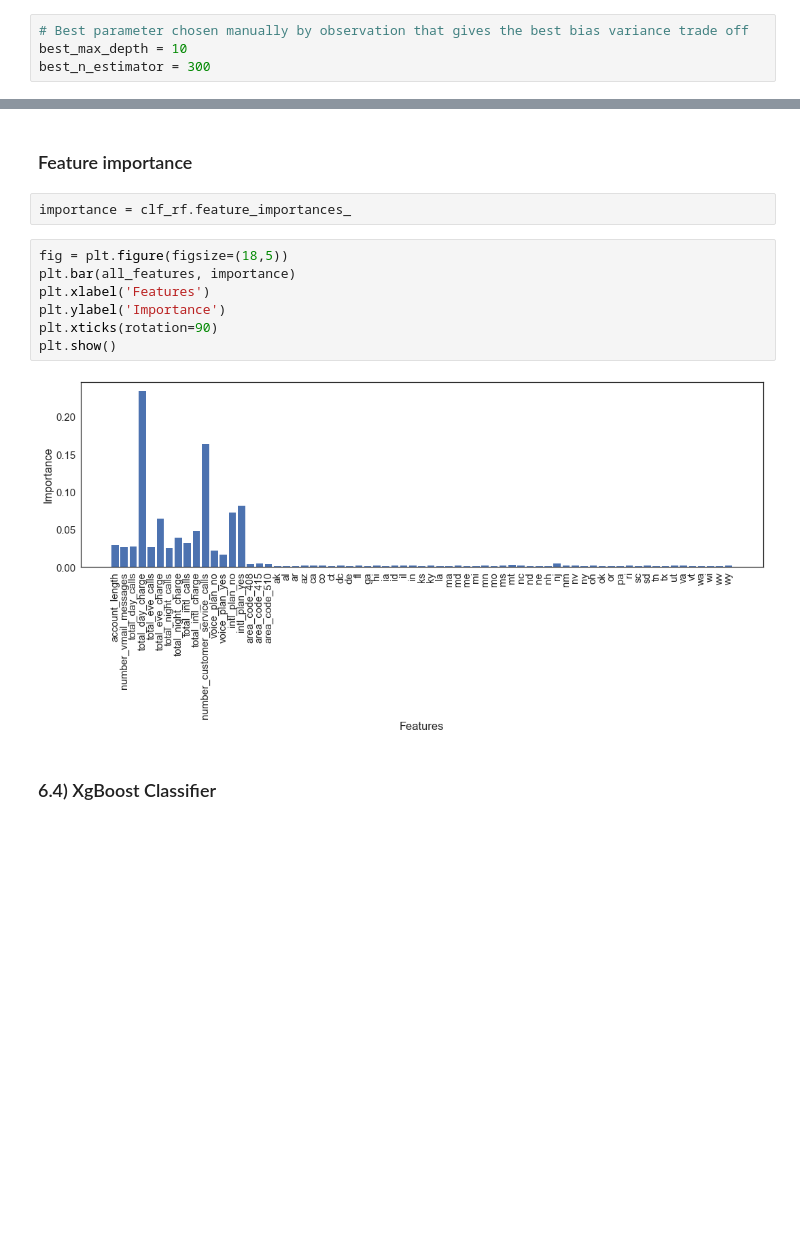
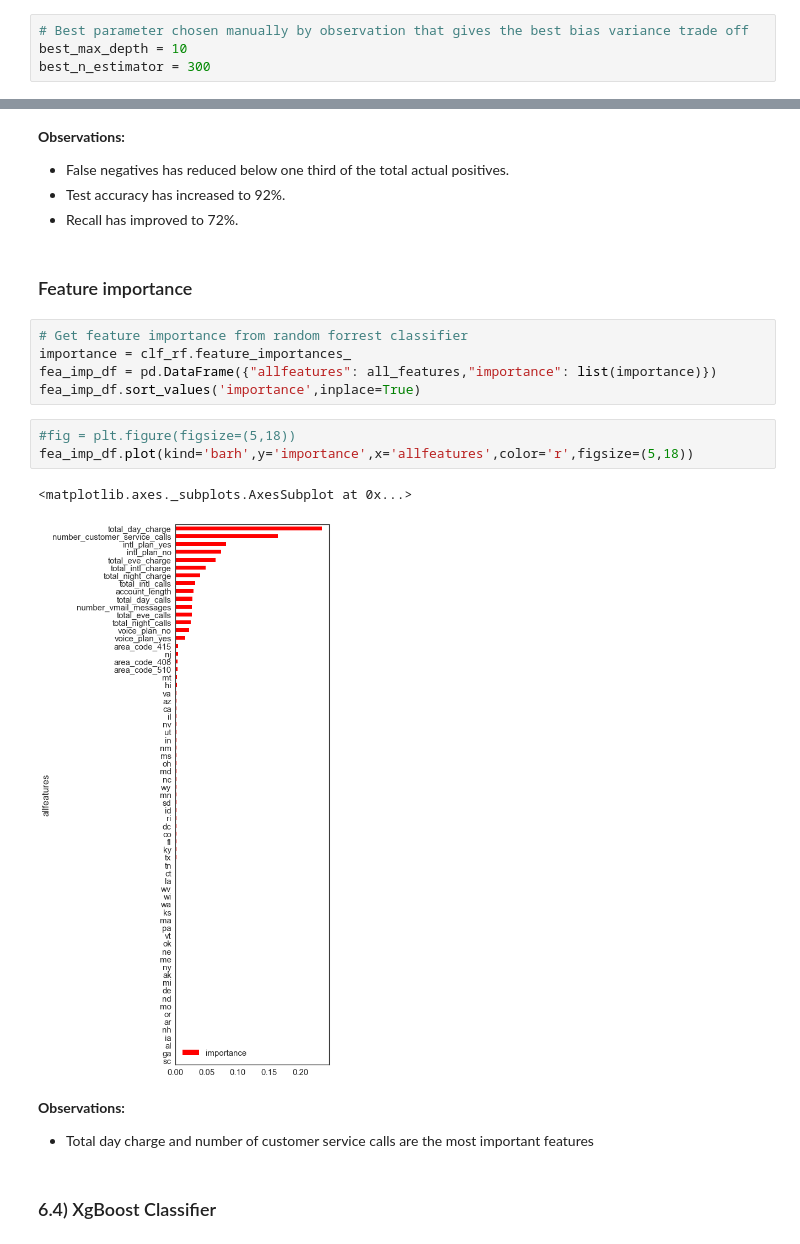
Before and after one commit to S-G-001/customer_churn_prediction, a Jupyter notebook: Customer_Churn_prediction.ipynb, the cells around one changed output, grey strips where cells are left out. Saved outputs shown, nothing was run; the diff lists cells and outputs as text; blank space fills up the shorter version.

```diff
--- a/Customer_Churn_prediction.ipynb
+++ b/Customer_Churn_prediction.ipynb
@@ -532,17 +576,25 @@ Recall Score:  0.7166666666666667
 [figure]
+# %% [markdown]
+<b> Observations: </b>
+- False negatives has reduced below one third of the total actual positives.
+- Test accuracy has increased to 92%.
+- Recall has improved to 72%.
 # %% [markdown]
 ### Feature importance
-# %%
-importance = clf_rf.feature_importances_
-# %%
-fig = plt.figure(figsize=(18,5))
-plt.bar(all_features, importance)
-plt.xlabel('Features')
-plt.ylabel('Importance')
-plt.xticks(rotation=90)
-plt.show()
-# %% [output]
-[figure, removed]
+# %%
+# Get feature importance from random forrest classifier
+importance = clf_rf.feature_importances_
+fea_imp_df = pd.DataFrame({"allfeatures": all_features,"importance": list(importance)})
+fea_imp_df.sort_values('importance',inplace=True)
+# %%
+#fig = plt.figure(figsize=(5,18))
+fea_imp_df.plot(kind='barh',y='importance',x='allfeatures',color='r',figsize=(5,18))
+# %% [output]
+<matplotlib.axes._subplots.AxesSubplot at 0x...>
+[figure, added]
+# %% [markdown]
+<b> Observations: </b>
+- Total day charge and number of customer service calls are the most important features
 # %% [markdown]
 ### 6.4) XgBoost Classifier
 # %%
```
Also changed, not shown: parts of 74 cells of this notebook.
